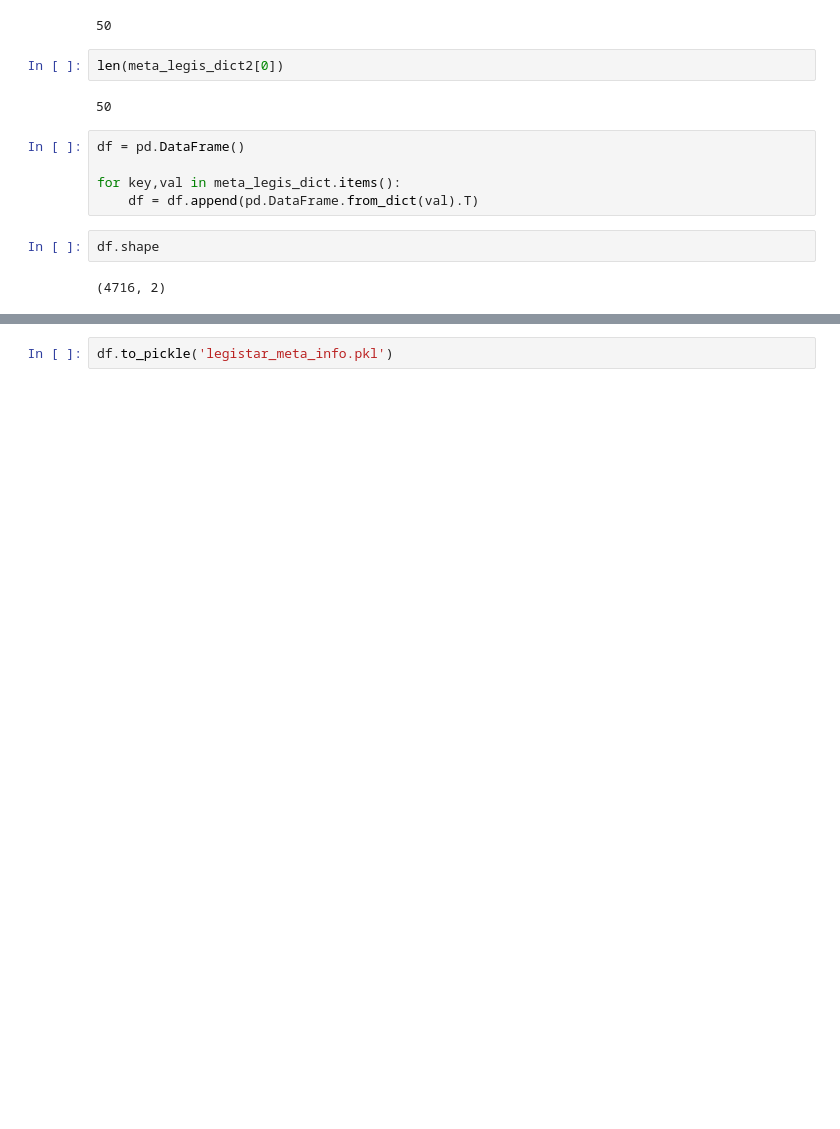
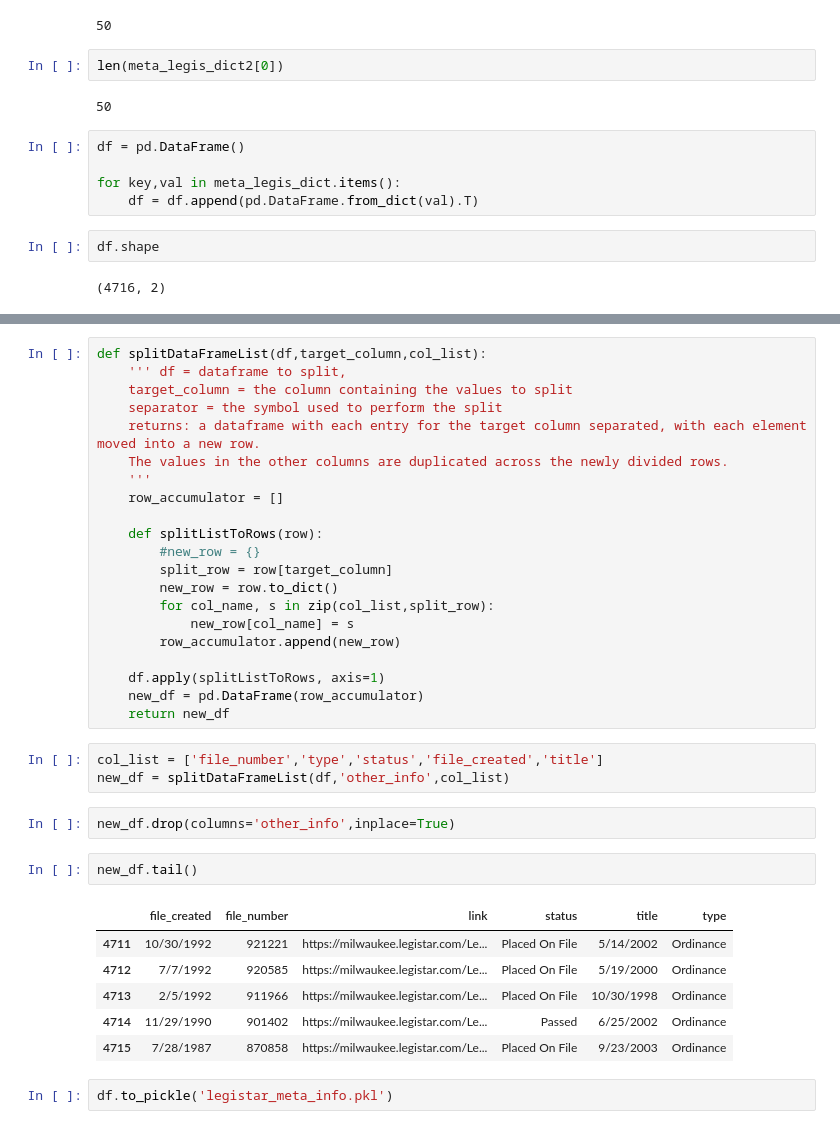
Before and after one commit to Aycrazy/voting_records_mke, a Jupyter notebook: get_voting_records.ipynb, the cells around one changed output, grey strips where cells are left out. Cells and saved outputs as stored; diff of their text form; blank space fills up the shorter version.

```diff
--- a/get_voting_records.ipynb
+++ b/get_voting_records.ipynb
@@ -193,3 +202,38 @@ df.shape
+# %%
+def splitDataFrameList(df,target_column,col_list):
+    ''' df = dataframe to split,
+    target_column = the column containing the values to split
+    separator = the symbol used to perform the split
+    returns: a dataframe with each entry for the target column separated, with each element moved into a new row.
+    The values in the other columns are duplicated across the newly divided rows.
+    '''
+    row_accumulator = []
+
+    def splitListToRows(row):
+        #new_row = {}
+        split_row = row[target_column]
+        new_row = row.to_dict()
+        for col_name, s in zip(col_list,split_row):
+            new_row[col_name] = s
+        row_accumulator.append(new_row)
+
+    df.apply(splitListToRows, axis=1)
+    new_df = pd.DataFrame(row_accumulator)
+    return new_df
+# %%
+col_list = ['file_number','type','status','file_created','title']
+new_df = splitDataFrameList(df,'other_info',col_list)
+# %%
+new_df.drop(columns='other_info',inplace=True)
+# %%
+new_df.tail()
+# %% [output]
+|  | file_created | file_number | link | status | title | type |
+| 4711 | 10/30/1992 | 921221 | https://milwaukee.legistar.com/Le... | Placed On File | 5/14/2002 | Ordinance |
+| 4712 | 7/7/1992 | 920585 | https://milwaukee.legistar.com/Le... | Placed On File | 5/19/2000 | Ordinance |
+| 4713 | 2/5/1992 | 911966 | https://milwaukee.legistar.com/Le... | Placed On File | 10/30/1998 | Ordinance |
+| 4714 | 11/29/1990 | 901402 | https://milwaukee.legistar.com/Le... | Passed | 6/25/2002 | Ordinance |
+| 4715 | 7/28/1987 | 870858 | https://milwaukee.legistar.com/Le... | Placed On File | 9/23/2003 | Ordinance |
 # %%
 df.to_pickle('legistar_meta_info.pkl')
 # %%
```
Also changed, not shown: parts of 2 cells of this notebook, 1 other file.
